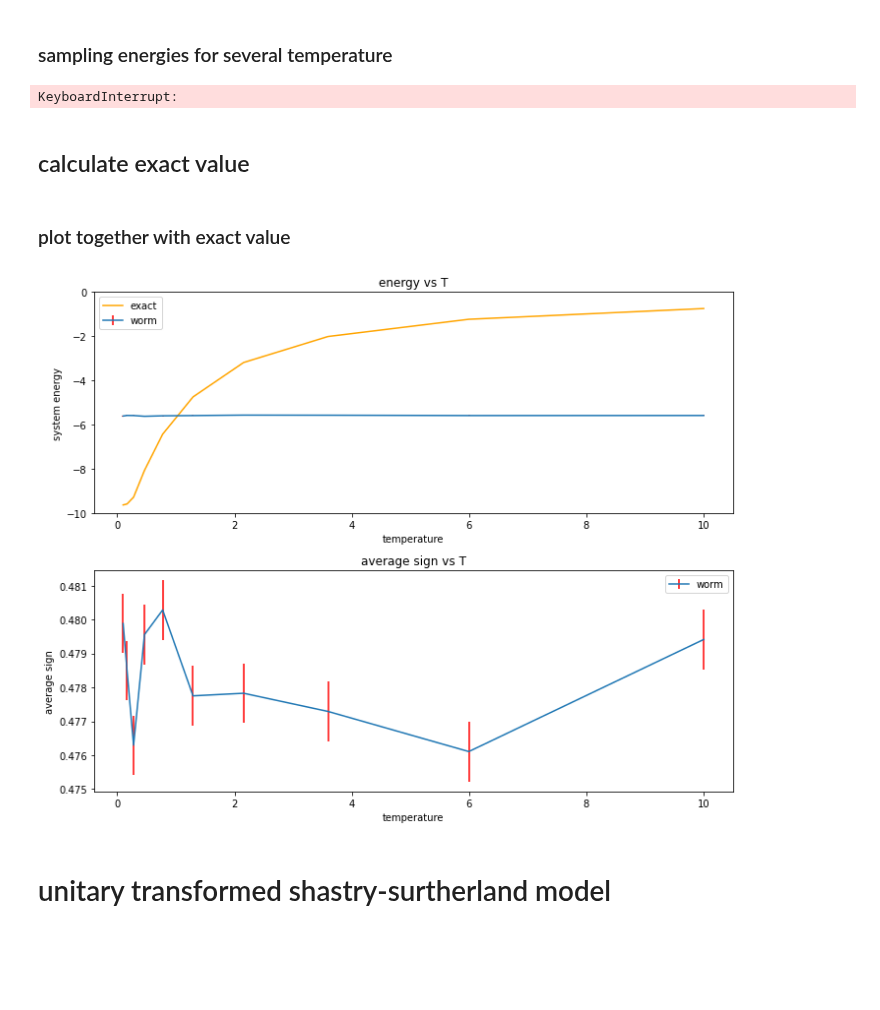
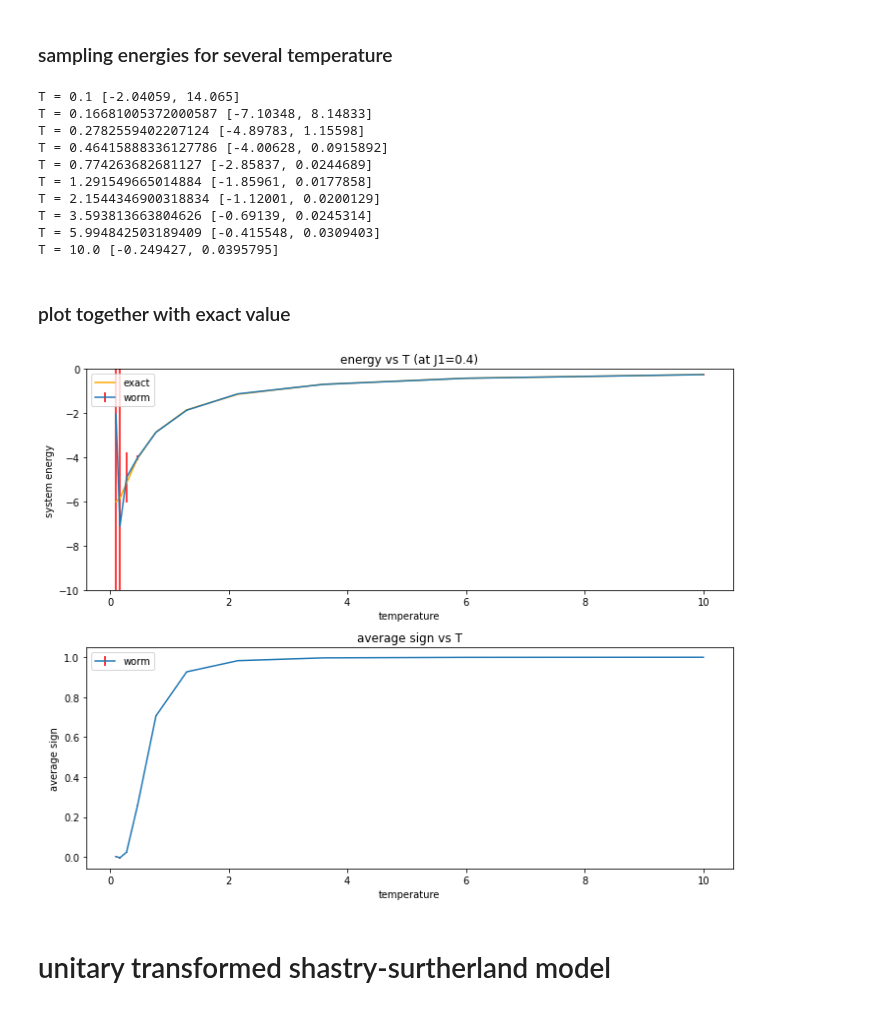
Before and after one commit to MKrbm/worms, a Jupyter notebook: python/visualize.ipynb, the cells around one changed output. Drawn from its saved outputs; the diff is of its cells as text; code cells hidden in the pictures; blank space fills up the shorter version.

```diff
--- a/python/visualize.ipynb
+++ b/python/visualize.ipynb
@@ -5,6 +5,7 @@ def process_line(stdout):
     energy = []
     sign = []
     time = []
+    dimer = []
 
     for line in str(stdout).split("\\n"):
 
@@ -33,7 +34,14 @@ def process_line(stdout):
             line = line.replace("sec","")
             time = [float(line)]
 
-    return energy, sign, time
+        pat = "dimer operator"
+        if pat in line:
+            line = line.replace(pat,"")
+            line = line.replace(" ","")
+            line = line.replace("=","")
+            dimer = [float(line)]
+
+    return energy, sign, dimer, time
 # %%
 import os
 os.chdir("../build")
@@ -40,13 +51,10 @@ os.chdir("../build")
+# %%
+import numpy as np
+E = np.load("../doc/data/shastry_exact_J1=0.4.npy")
+tmp = np.einsum("i,j->ij",-1/T, E)
+energy_exact = np.einsum("j,ij->i",E,np.exp(tmp))/np.einsum("ij->i", np.exp(tmp))
 # %% [markdown]
 # original shastry-surtherland model
-# %%
-import subprocess
-
-out = subprocess.Popen(["./SS", "-L", "2", "-T", "1", "-H", "0", "-J1", "1", "-D", "1" ,"-m", "10000", "-n", "1000000", "-M", "shastry"],
-           stdout=subprocess.PIPE,
-           stderr=subprocess.STDOUT)
-stdout,stderr = out.communicate()
-# print(stdout)
 # %% [markdown]
 ### sampling energies for several temperature
 # %%
@@ -58,20 +67,27 @@ energy_array = []
 sign_array = []
 time_array = []
 for t in T:
-    out = subprocess.Popen(["./SS", "-L", "2", "-T", "{:.2f}".format(t), "-H", "0",  "-J1", "1", "-D", "1" ,"-m", "10000", "-n", "100000", "-M", "shastry"],
+    out = subprocess.Popen(["./SS", "-L", "2", "-T", "{:.2f}".format(t), "-H", "0",  "-J1", f"{J1}", "-D", "1" ,"-m", "10000", "-n", "100000", "-M", "shastry"],
                stdout=subprocess.PIPE,
                stderr=subprocess.STDOUT)
     stdout,stderr = out.communicate()
 
-    energy, sign, time = process_line(stdout)
+    energy, sign, dimer, time = process_line(stdout)
     print(f"T = {t}",energy)
     energy_array.append(energy)
     sign_array.append(sign)
     time_array.append(time)
 # %% [output]
-KeyboardInterrupt:
+T = 0.1 [-2.04059, 14.065]
+T = 0.16681005372000587 [-7.10348, 8.14833]
+T = 0.2782559402207124 [-4.89783, 1.15598]
+T = 0.46415888336127786 [-4.00628, 0.0915892]
+T = 0.774263682681127 [-2.85837, 0.0244689]
+T = 1.291549665014884 [-1.85961, 0.0177858]
+T = 2.1544346900318834 [-1.12001, 0.0200129]
+T = 3.593813663804626 [-0.69139, 0.0245314]
+T = 5.994842503189409 [-0.415548, 0.0309403]
+T = 10.0 [-0.249427, 0.0395795]
 # %%
 energy_v1 = np.array(energy_array)
 sign_v1 = np.array(sign_array)
-# %% [markdown]
-## calculate exact value
@@ -84,34 +95,35 @@ energy_exact = np.einsum("j,ij->i",E,np.exp(tmp))/np.einsum("ij->i", np.exp(tmp)
 ### plot together with exact value
 # %%
 import matplotlib.pyplot as plt
-T =  np.logspace(-1, 1, num=10)
 
 fig = plt.figure(figsize = (10,8))
 
 # add_subplot(L, M, N)形式
 ax1 = fig.add_subplot(2,1,1)
 
 ax1.errorbar(T[0:],energy_v1[0:,0], yerr = energy_v1[0:,1], ecolor='red', label='worm')
 ax1.plot(T[0:],energy_exact, color='orange',label = 'exact')
-ax1.set_title('energy vs T')
+ax1.set_title(f'energy vs T (at J1={J1})')
 ax1.set_xlabel('temperature')
 ax1.set_ylabel('system energy')
 ax1.set_ylim(-10, 0)
 ax1.legend()
 
 
 ax1 = fig.add_subplot(2,1,2)
 ax1.errorbar(T[0:],sign_v1[0:,0], yerr = sign_v1[0:,1], ecolor='red',label='worm')
 ax1.set_title('average sign vs T')
 ax1.set_xlabel('temperature')
 ax1.set_ylabel('average sign')
 ax1.legend()
 
 plt.tight_layout()
 
+
+fig.savefig(f"../doc/img/shastry_v1_J1={J1}.png")
 plt.show()
 # %% [output]
-[figure, old version]
+[figure, new version]
 # %% [markdown]
 # unitary transformed shastry-surtherland model
 # %%
```
Also changed, not shown: parts of 17 cells of this notebook, 5 other files.
